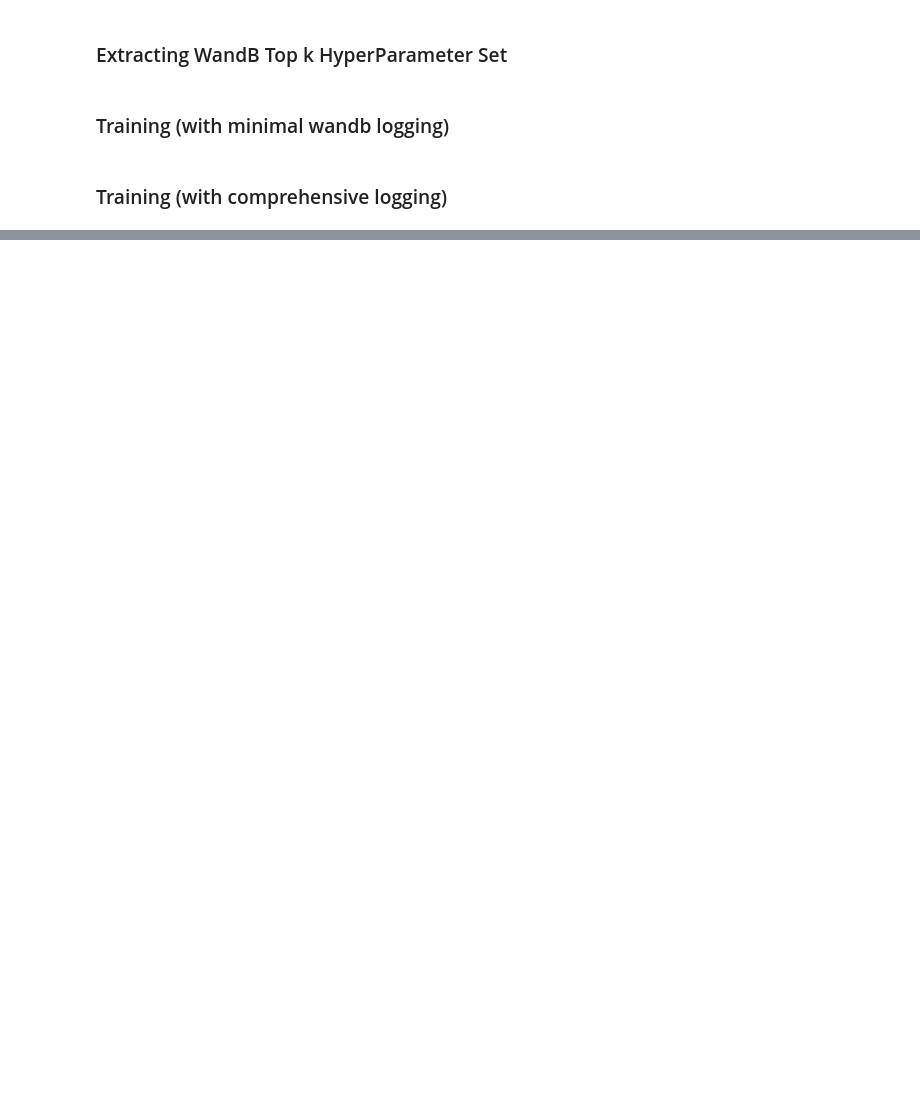
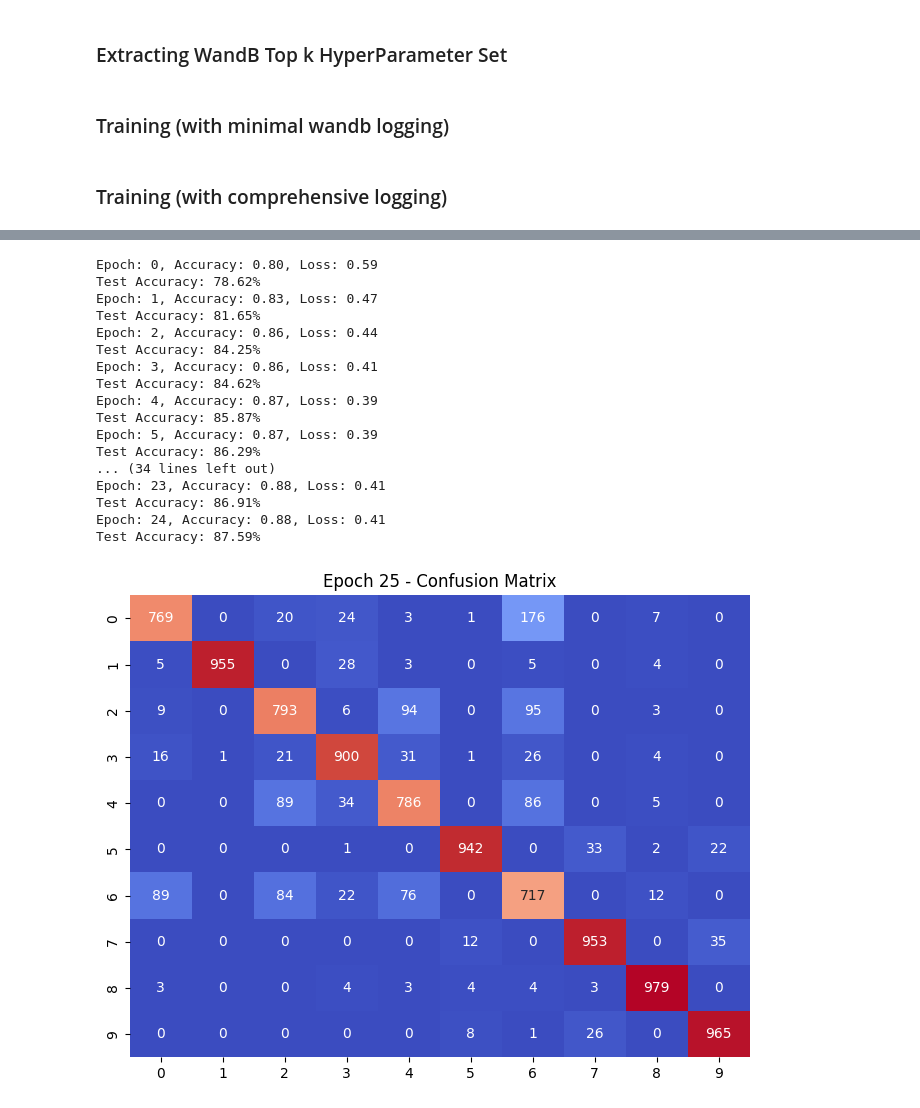
Before and after one commit to Ishaan-Maheshwari/da6401_assignment1, a Jupyter notebook: Assignment-1.ipynb, the cells around one changed output, grey strips where cells are left out. Cells and saved outputs as stored; diff of their text form; code cells hidden in the pictures; blank space fills up the shorter version.

```diff
--- a/Assignment-1.ipynb
+++ b/Assignment-1.ipynb
@@ -362,6 +362,18 @@ class NeuralNetwork:
             val_loss, val_acc = self.evaluate(X_val, y_val)
             wandb.log({"epoch": epoch, "val_loss": val_loss, "val_acc": val_acc})
 
+    def test(self, X_test, y_test):
+        """ Evaluate the model on a given dataset """
+        activations, _ = self.forward(X_test)  # Forward pass
+        y_pred = activations[-1]  # Get softmax output
+
+        # Compute accuracy
+        y_pred_labels = np.argmax(y_pred, axis=1)
+        y_true_labels = np.argmax(y_test, axis=1)
+
+        return y_pred_labels, y_true_labels
+
+
     def _sgd_update(self, gradients_w, gradients_b):
         """ Stochastic Gradient Descent (SGD) """
         for i in range(len(self.weights)):
@@ -650,0 +629,52 @@ Rank 2:
+# %%
+import matplotlib.animation as animation
+
+fig, ax = plt.subplots(figsize=(8, 6))
+ims = []
+
+nn = NeuralNetwork(
+    input_size=784,
+    hidden_layers=6,
+    hidden_neurons=128,
+    output_size=10,
+    activation='ReLU',
+    optimizer='nadam',
+    weight_init='random',
+    learning_rate=0.001,
+    l2_reg=0
+)
+
+# Train the model and log metrics
+for epoch in range(25):
+    train_loss, train_acc = nn.train(X_train, y_train, batch_size=32)
+    val_loss, val_acc = nn.evaluate(X_val, y_val)
+    y_pred_labels, y_true_labels = nn.test(X_test, y_test)
+    acc = accuracy_score(y_true_labels, y_pred_labels)
+    cm = confusion_matrix(y_true_labels, y_pred_labels)
+
+    ax.clear()
+    im = sns.heatmap(cm, annot=True, fmt="d", cmap="coolwarm", cbar=False, ax=ax)
+    ax.set_title(f"Epoch {epoch+1} - Confusion Matrix")
+    ims.append([ax.collections[0]])
+
+    print('Epoch: {}, Accuracy: {:.2f}, Loss: {:.2f}'.format(epoch, val_acc, val_loss))
+    print(f"Test Accuracy: {acc * 100:.2f}%")
+# %% [output]
+Epoch: 0, Accuracy: 0.80, Loss: 0.59
+Test Accuracy: 78.62%
+Epoch: 1, Accuracy: 0.83, Loss: 0.47
+Test Accuracy: 81.65%
+Epoch: 2, Accuracy: 0.86, Loss: 0.44
+Test Accuracy: 84.25%
+Epoch: 3, Accuracy: 0.86, Loss: 0.41
+Test Accuracy: 84.62%
+Epoch: 4, Accuracy: 0.87, Loss: 0.39
+Test Accuracy: 85.87%
+Epoch: 5, Accuracy: 0.87, Loss: 0.39
+Test Accuracy: 86.29%
+... (34 lines left out)
+Epoch: 23, Accuracy: 0.88, Loss: 0.41
+Test Accuracy: 86.91%
+Epoch: 24, Accuracy: 0.88, Loss: 0.41
+Test Accuracy: 87.59%
+[figure, added]
```
Also changed, not shown: parts of 10 cells of this notebook, 15 other files.
